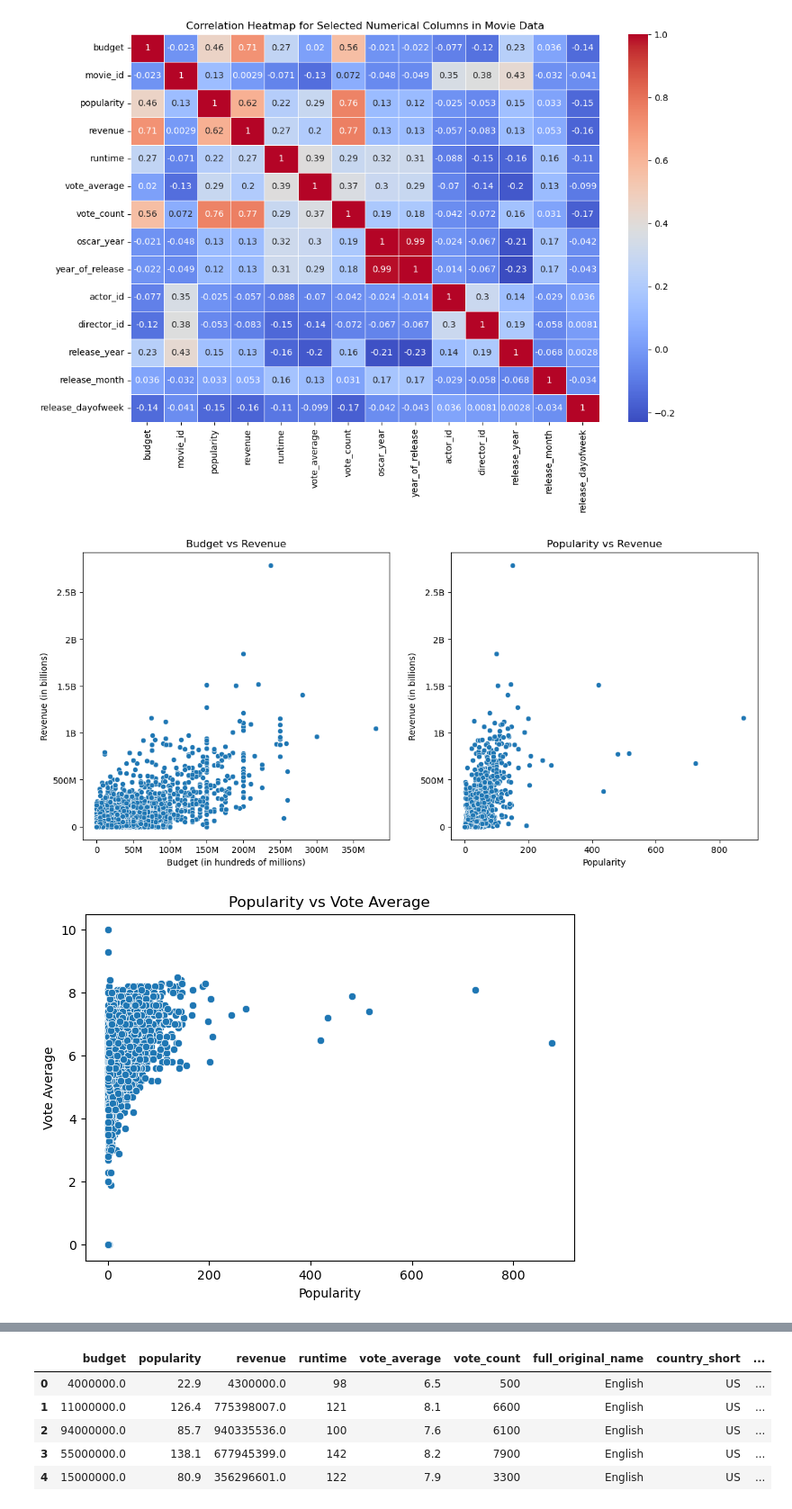
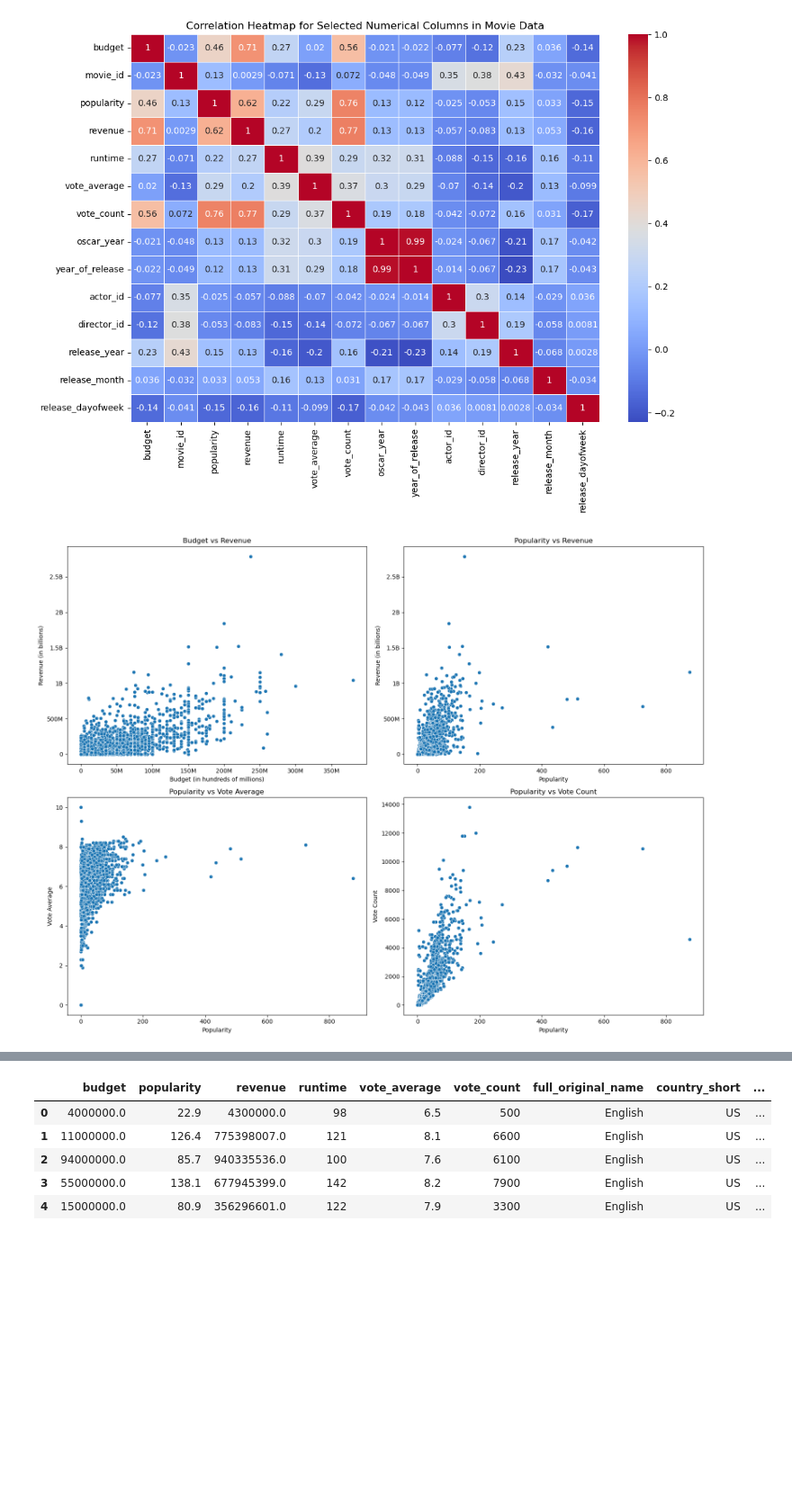
Before and after one commit to riosrose/UCB_project4_group6, a Jupyter notebook: SK_cleaned_up.ipynb, the cells around one changed output, grey strips where cells are left out. Shown at 90% size. Cells and saved outputs as stored; diff of their text form; code cells hidden in the pictures; blank space fills up the shorter version.

```diff
--- a/SK_cleaned_up.ipynb
+++ b/SK_cleaned_up.ipynb
@@ -424,13 +466,13 @@ cast_df = pd.DataFrame(cast_info.tolist(), columns=['movie_id', 'title', 'cast_i
 crew_df = pd.DataFrame(crew_info.tolist(), columns=['movie_id', 'title', 'crew_id', 'crew_name'])
 
 # Merge the cast and crew DataFrames on 'movie_id' and 'title'
-merged_df = pd.merge(cast_df, crew_df, on=['movie_id', 'title'], how='outer')
+cast_crew_merged_df = pd.merge(cast_df, crew_df, on=['movie_id', 'title'], how='outer')
 
 # Drop any rows with missing data (if any)
-merged_df.dropna(inplace=True)
+cast_crew_merged_df.dropna(inplace=True)
 
 # Display the first few rows of the new DataFrame
-print(merged_df.head())
+print(cast_crew_merged_df.head())
 # %% [output]
    movie_id            title  cast_id      cast_name  crew_id        crew_name
 0         5       Four Rooms   3129.0       Tim Roth   3110.0   Allison Anders
@@ -477,13 +526,12 @@ Award
 # Merge the DataFrames on the specified columns using an outer join
 merged_data = pd.merge(
     movie_metadata_df,
-    merged_df,
+    cast_crew_merged_df,
     left_on='id',         # Column from movies_metadata_df
-    right_on='movie_id',  # Column from merged_df
+    right_on='movie_id',  # Column from cast_crew_merged_df
     how='outer'           # Outer join to include all data
 )
 
 # Display the merged DataFrame
-print("Merged DataFrame:")
-merged_data.head(5) # Show the first few rows of the merged DataFrame
+merged_data.head(5)
 # %% [output]
@@ -931,36 +1046,44 @@ plt.show()
 # %%
 # Create scatter plots to explore various relationships
 # Set the plot size
-plt.figure(figsize=(14, 6))
+plt.figure(figsize=(16, 12))
 
 # Scatter plot for Budget vs Revenue
-plt.subplot(1, 2, 1)
+plt.subplot(2, 2, 1)
 sns.scatterplot(x='budget', y='revenue', data=final_movies_df)
 plt.title('Budget vs Revenue')
 plt.xlabel('Budget (in hundreds of millions)')
 plt.ylabel('Revenue (in billions)')
 plt.xticks([0, 50000000, 100000000, 150000000, 200000000, 250000000, 300000000, 350000000],
            ['0', '50M', '100M', '150M', '200M', '250M', '300M', '350M'])
 plt.yticks([0, 500000000, 1000000000, 1500000000, 2000000000, 2500000000],
            ['0', '500M', '1B', '1.5B', '2B', '2.5B'])
 
 # Scatter plot for Popularity vs Revenue
-plt.subplot(1, 2, 2)
+plt.subplot(2, 2, 2)
 sns.scatterplot(x='popularity', y='revenue', data=final_movies_df)
 plt.title('Popularity vs Revenue')
 plt.xlabel('Popularity')
 plt.ylabel('Revenue (in billions)')
 plt.yticks([0, 500000000, 1000000000, 1500000000, 2000000000, 2500000000],
            ['0', '500M', '1B', '1.5B', '2B', '2.5B'])
 
 # Scatter Plot for Popularity vs Vote Average
-plt.figure(figsize=(7, 5))
+plt.subplot(2, 2, 3)
 sns.scatterplot(x='popularity', y='vote_average', data=final_movies_df)
 plt.title('Popularity vs Vote Average')
 plt.xlabel('Popularity')
 plt.ylabel('Vote Average')
+
+# Scatter Plot for Popularity vs Vote Count
+plt.subplot(2, 2, 4)
+sns.scatterplot(x='popularity', y='vote_count', data=final_movies_df)
+plt.title('Popularity vs Vote Count')
+plt.xlabel('Popularity')
+plt.ylabel('Vote Count')
+
+plt.tight_layout()
 plt.show()
 # %% [output]
-[figure, old version]
+[figure, new version]
-[figure, removed]
 # %% [markdown]
```
Also changed, not shown: parts of 123 cells of this notebook.
